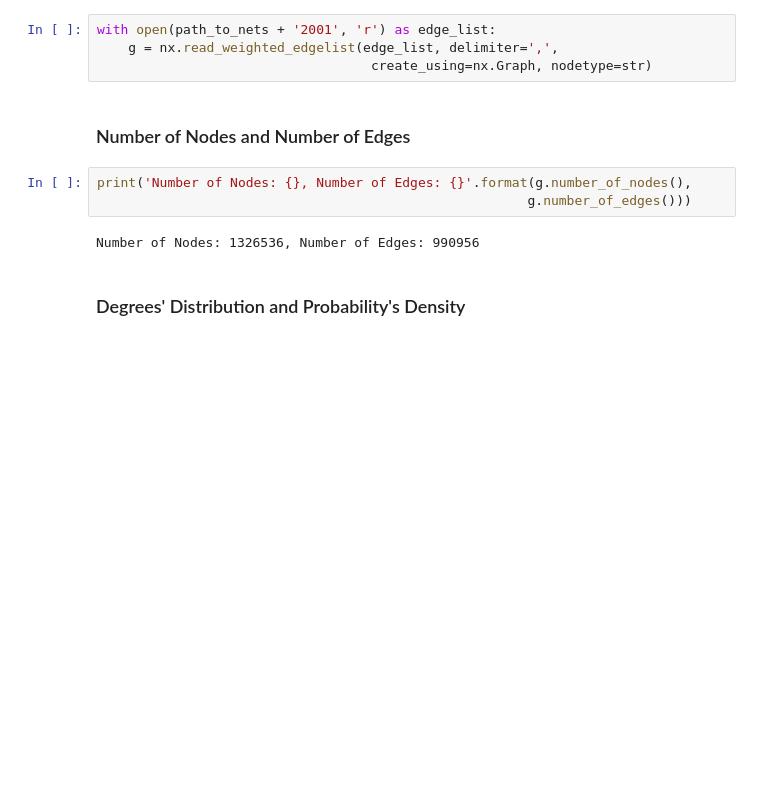
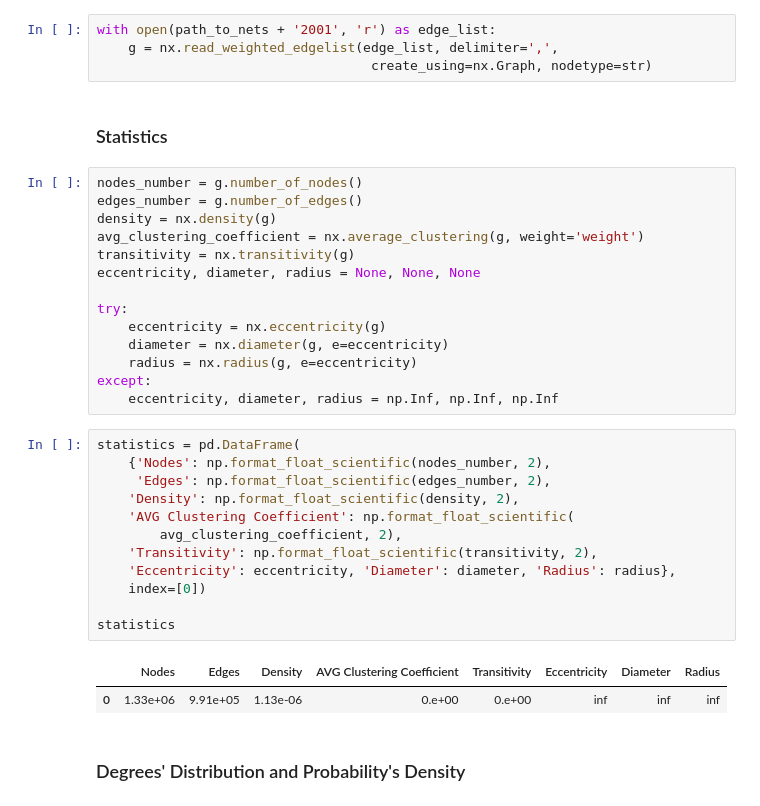
Before and after one commit to kdd-lab/2020_Ricciarelli, a Jupyter notebook: code/notebook/weighted_coathors_networks_analysis.ipynb, the cells around one changed output. Saved outputs shown, nothing was run; the diff lists cells and outputs as text; blank space fills up the shorter version.

```diff
--- a/code/notebook/weighted_coathors_networks_analysis.ipynb
+++ b/code/notebook/weighted_coathors_networks_analysis.ipynb
@@ -19,13 +22,37 @@ g = None
 with open(path_to_nets + '2001', 'r') as edge_list:
     g = nx.read_weighted_edgelist(edge_list, delimiter=',',
                                    create_using=nx.Graph, nodetype=str)
-# %% [markdown]
-### Number of Nodes and Number of Edges
-# %%
-print('Number of Nodes: {}, Number of Edges: {}'.format(g.number_of_nodes(),
-                                                       g.number_of_edges()))
-# %% [output]
-Number of Nodes: 1326536, Number of Edges: 990956
+# %% [markdown]
+### Statistics
+# %%
+nodes_number = g.number_of_nodes()
+edges_number = g.number_of_edges()
+density = nx.density(g)
+avg_clustering_coefficient = nx.average_clustering(g, weight='weight')
+transitivity = nx.transitivity(g)
+eccentricity, diameter, radius = None, None, None
+
+try:
+    eccentricity = nx.eccentricity(g)
+    diameter = nx.diameter(g, e=eccentricity)
+    radius = nx.radius(g, e=eccentricity)
+except:
+    eccentricity, diameter, radius = np.Inf, np.Inf, np.Inf
+# %%
+statistics = pd.DataFrame(
+    {'Nodes': np.format_float_scientific(nodes_number, 2),
+     'Edges': np.format_float_scientific(edges_number, 2),
+    'Density': np.format_float_scientific(density, 2),
+    'AVG Clustering Coefficient': np.format_float_scientific(
+        avg_clustering_coefficient, 2),
+    'Transitivity': np.format_float_scientific(transitivity, 2),
+    'Eccentricity': eccentricity, 'Diameter': diameter, 'Radius': radius},
+    index=[0])
+
+statistics
+# %% [output]
+|  | Nodes | Edges | Density | AVG Clustering Coefficient | Transitivity | Eccentricity | Diameter | Radius |
+| 0 | 1.33e+06 | 9.91e+05 | 1.13e-06 | 0.e+00 | 0.e+00 | inf | inf | inf |
 # %% [markdown]
 ### Degrees' Distribution and Probability's Density
 # %%
```
Also changed, not shown: parts of 11 cells of this notebook.
